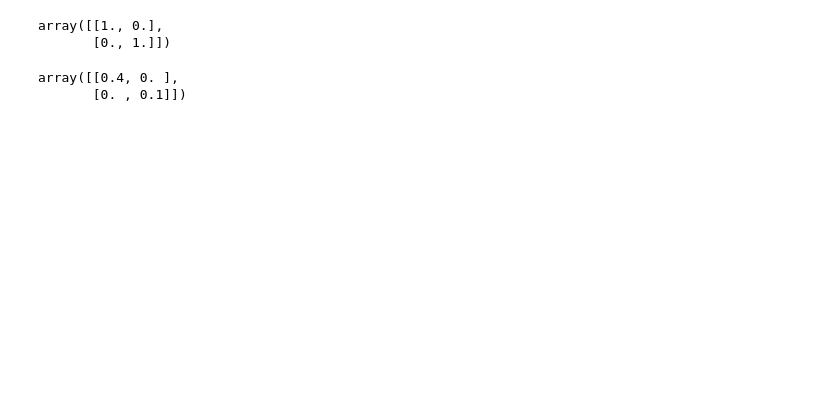
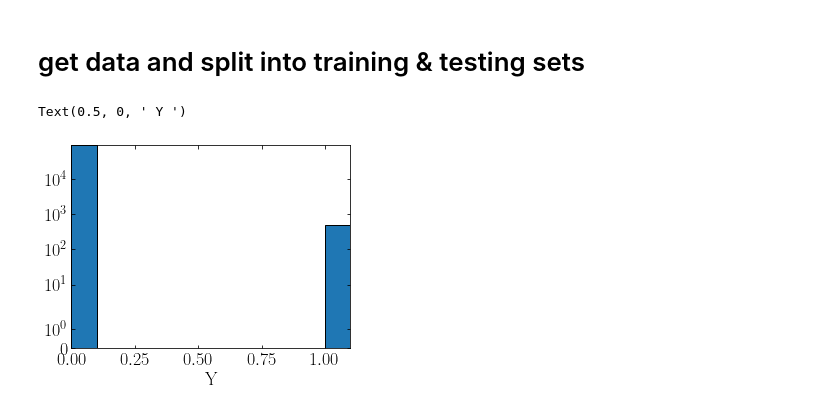
Before and after one commit to sylvielsstfr/MyAstroML, a Jupyter notebook: 2019/Chap9/fig_9_3_rrlyrae_naivebayes.ipynb, the cells around one changed output. Cells and saved outputs as stored; diff of their text form; code cells hidden in the pictures; blank space fills up the shorter version.

```diff
--- a/2019/Chap9/fig_9_3_rrlyrae_naivebayes.ipynb
+++ b/2019/Chap9/fig_9_3_rrlyrae_naivebayes.ipynb
@@ -71,10 +63,25 @@ y[100:] = 1
-# %%
-np.eye(2)
-# %% [output]
-array([[1., 0.],
-       [0., 1.]])
-# %%
-np.eye(2) * np.array([0.4, 0.1])
-# %% [output]
-array([[0.4, 0. ],
-       [0. , 0.1]])
+# %% [markdown]
+# get data and split into training & testing sets
+# %%
+#----------------------------------------------------------------------
+# get data and split into training & testing sets
+X, y = fetch_rrlyrae_combined()
+X = X[:, [1, 0, 2, 3]]  # rearrange columns for better 1-color results
+(X_train, X_test), (y_train, y_test) = split_samples(X, y, [0.75, 0.25],
+                                                     random_state=0)
+
+N_tot = len(y)
+N_st = np.sum(y == 0)
+N_rr = N_tot - N_st
+N_train = len(y_train)
+N_test = len(y_test)
+N_plot = 5000 + N_rr
+# %%
+fig = plt.figure(figsize=(5, 3.75))
+ax = fig.add_subplot(111)
+ax.hist(y,bins=11,range=(0,1.1))
+ax.set_yscale('symlog')
+ax.set_xlabel(' Y ')
+# %% [output]
+Text(0.5, 0, ' Y ')
+[figure, added]
```
Also changed, not shown: parts of 29 cells of this notebook.
